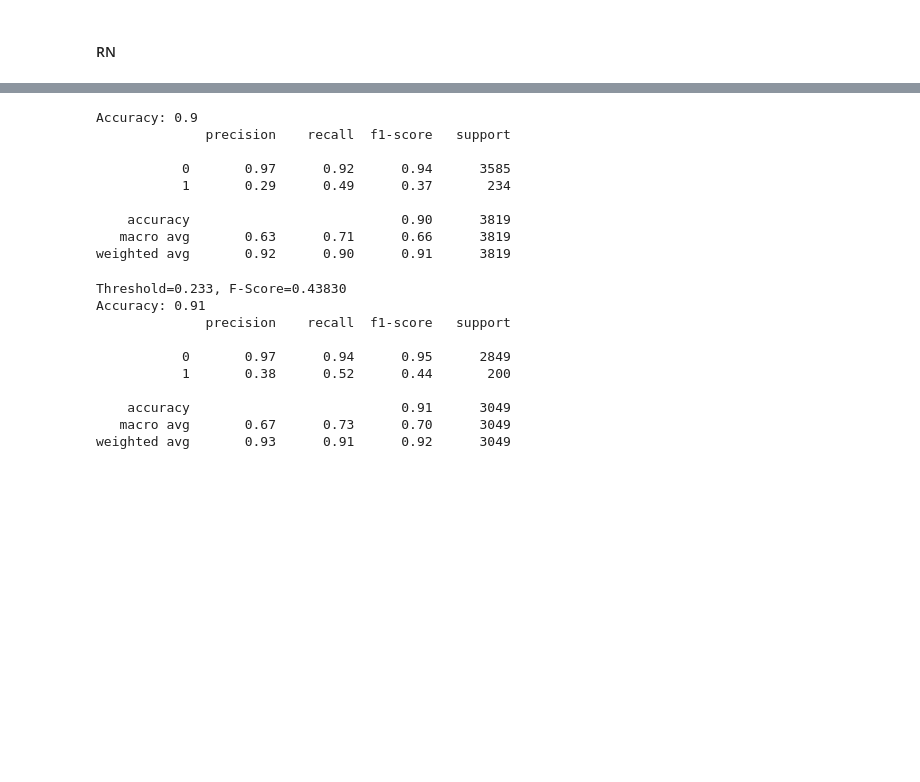
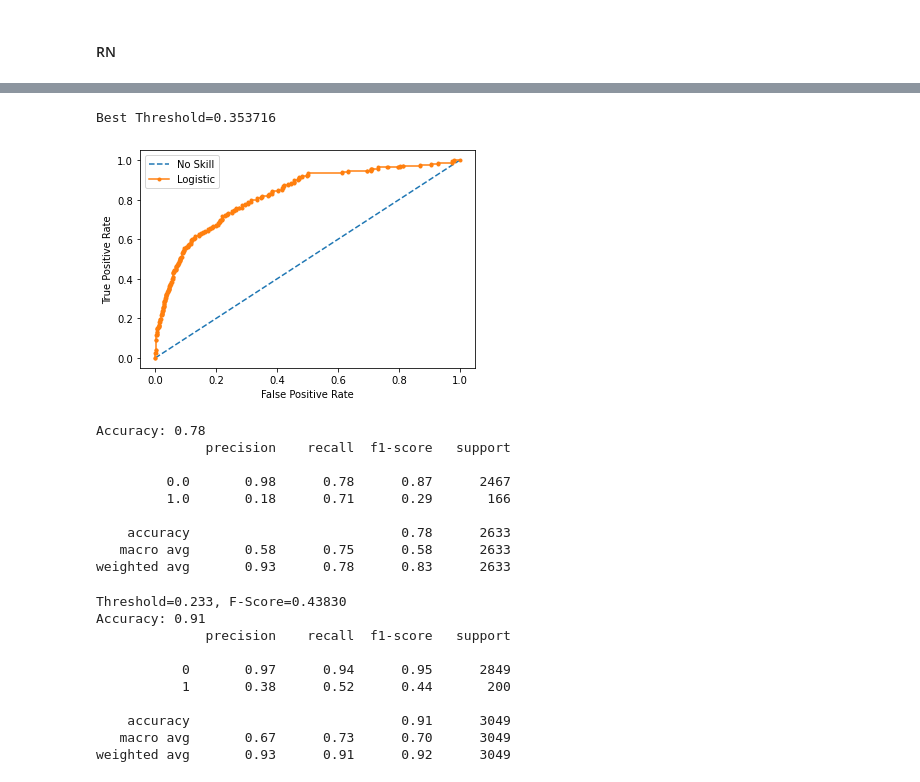
Before and after one commit to valeria-izvoreanu/Licenta, a Jupyter notebook: licenta.ipynb, the cells around one changed output, grey strips where cells are left out. Saved outputs shown, nothing was run; the diff lists cells and outputs as text; code cells hidden in the pictures; blank space fills up the shorter version.

```diff
--- a/licenta.ipynb
+++ b/licenta.ipynb
@@ -962,5 +1203,6 @@ Epoch 20/100
 # %%
-text_test = get_vocab(data_test["text"])
+test_df = data_test.dropna()
+text_test = get_vocab(test_df["text"])
 embeddings_test = sentence_transformers_embeddings(text_test)
 # %%
 predicted_prob = trained_bert_sent_transf_model.predict(embeddings_test)
@@ -968,15 +1212,17 @@ print(predicted_prob)
 # %%
-bert_sent_transf_test(trained_bert_sent_transf_model, embeddings_test, data_test["label"], embeddings_valid, data_validation["label"])
+bert_sent_transf_test(trained_bert_sent_transf_model, embeddings_test, test_df["label"], embeddings_valid, data_validation["label"])
 # %% [output]
-Accuracy: 0.9
-              precision    recall  f1-score   support
-
-           0       0.97      0.92      0.94      3585
-           1       0.29      0.49      0.37       234
-
-    accuracy                           0.90      3819
-   macro avg       0.63      0.71      0.66      3819
-weighted avg       0.92      0.90      0.91      3819
+Best Threshold=0.353716
+[figure, added]
+Accuracy: 0.78
+              precision    recall  f1-score   support
+
+         0.0       0.98      0.78      0.87      2467
+         1.0       0.18      0.71      0.29       166
+
+    accuracy                           0.78      2633
+   macro avg       0.58      0.75      0.58      2633
+weighted avg       0.93      0.78      0.83      2633
 # %%
 #at first i used 0.5 as a threshold, but since the classes are so imbalanced, computing a more suited threshold was necesary
 bert_sent_transf_test(trained_bert_sent_transf_model, embeddings_valid, dic_y_mapping, data_validation["label"])
```
Also changed, not shown: parts of 130 cells of this notebook.
